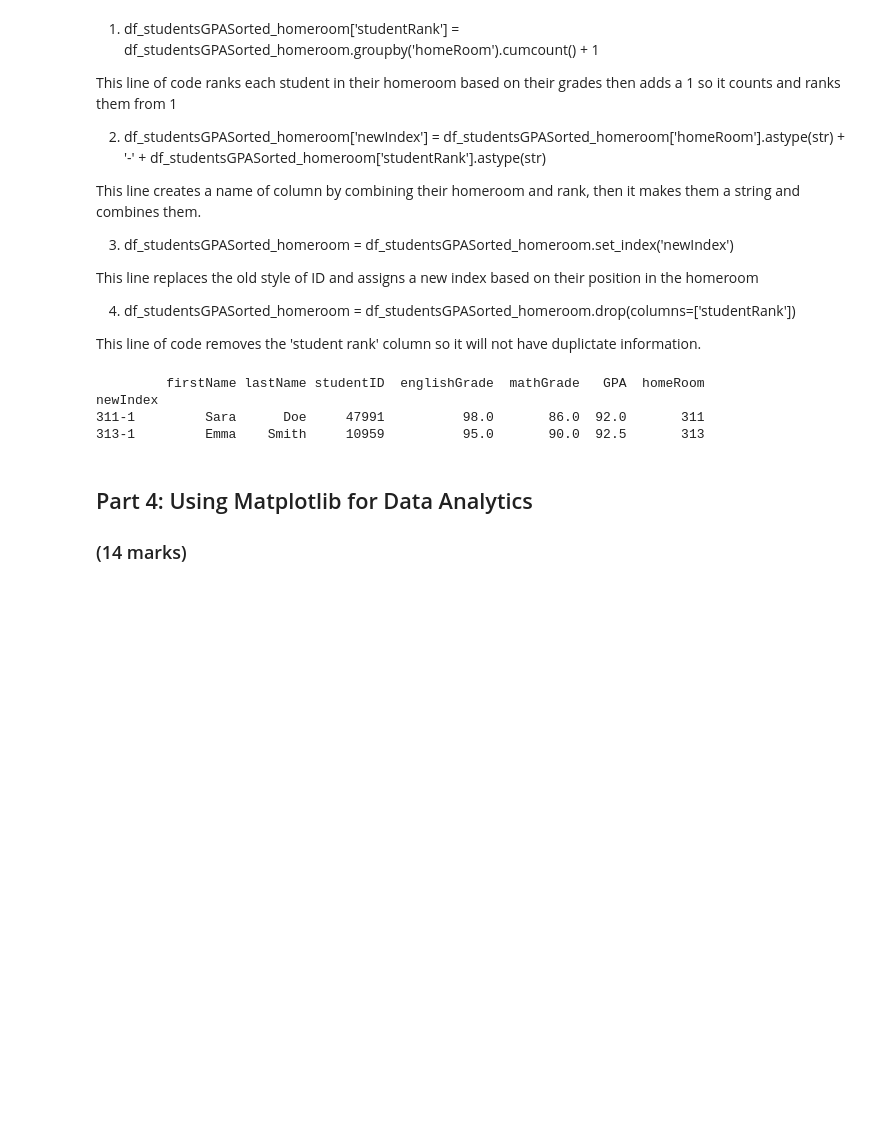
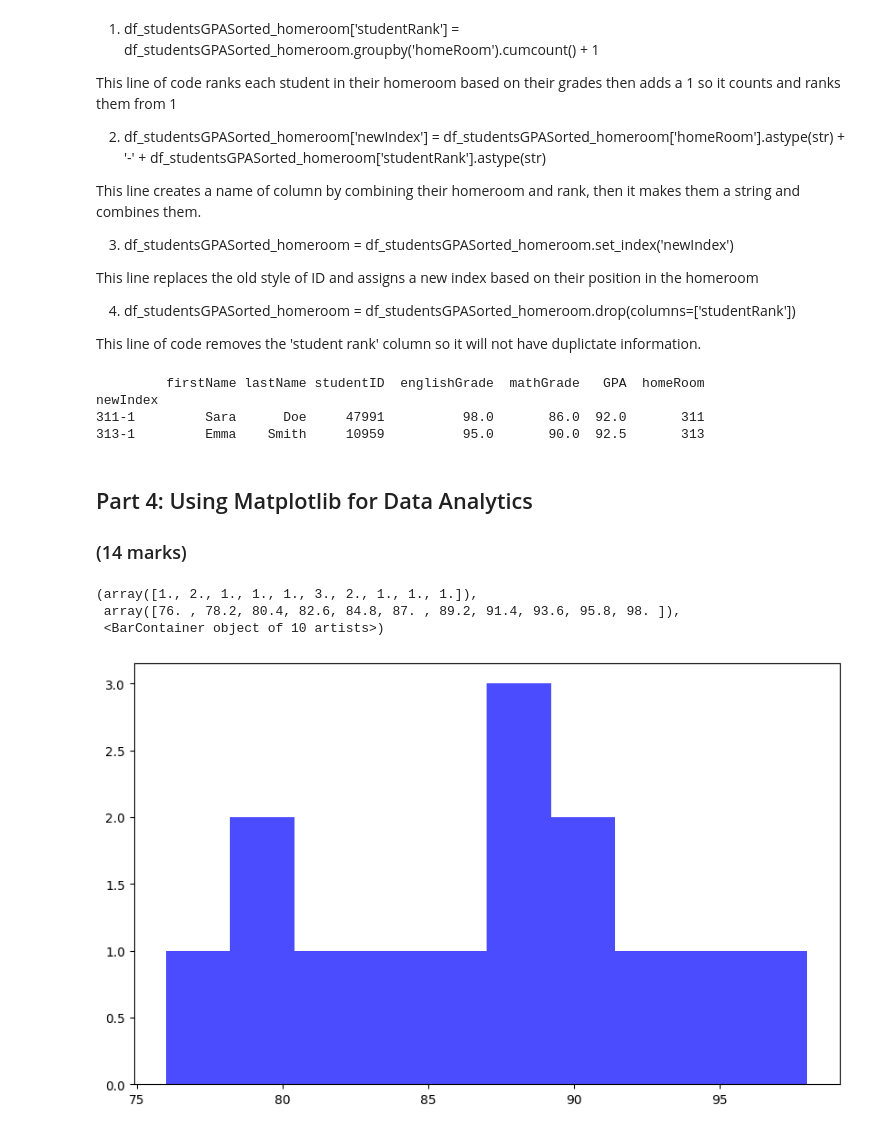
Before and after one commit to TonnyChuwa/engg680_2024_fall, a Jupyter notebook: Lab_Assignment1/StudentGradeManagementSystem.ipynb, the cells around one changed output. Saved outputs shown, nothing was run; the diff lists cells and outputs as text; code cells hidden in the pictures; blank space fills up the shorter version.

```diff
--- a/Lab_Assignment1/StudentGradeManagementSystem.ipynb
+++ b/Lab_Assignment1/StudentGradeManagementSystem.ipynb
@@ -625,3 +650,11 @@ plt.grid(True)
 #
 
 plt.show()
+# %%
+plt.figure(figsize=(10, 6))
+plt.hist(df_studentGrades['englishGrade'], bins=10, alpha=0.7, label='English Grades', color='blue')
+# %% [output]
+(array([1., 2., 1., 1., 1., 3., 2., 1., 1., 1.]),
+ array([76. , 78.2, 80.4, 82.6, 84.8, 87. , 89.2, 91.4, 93.6, 95.8, 98. ]),
+ <BarContainer object of 10 artists>)
+[figure, added]
```
Also changed, not shown: parts of 10 cells of this notebook, 2 other files.
